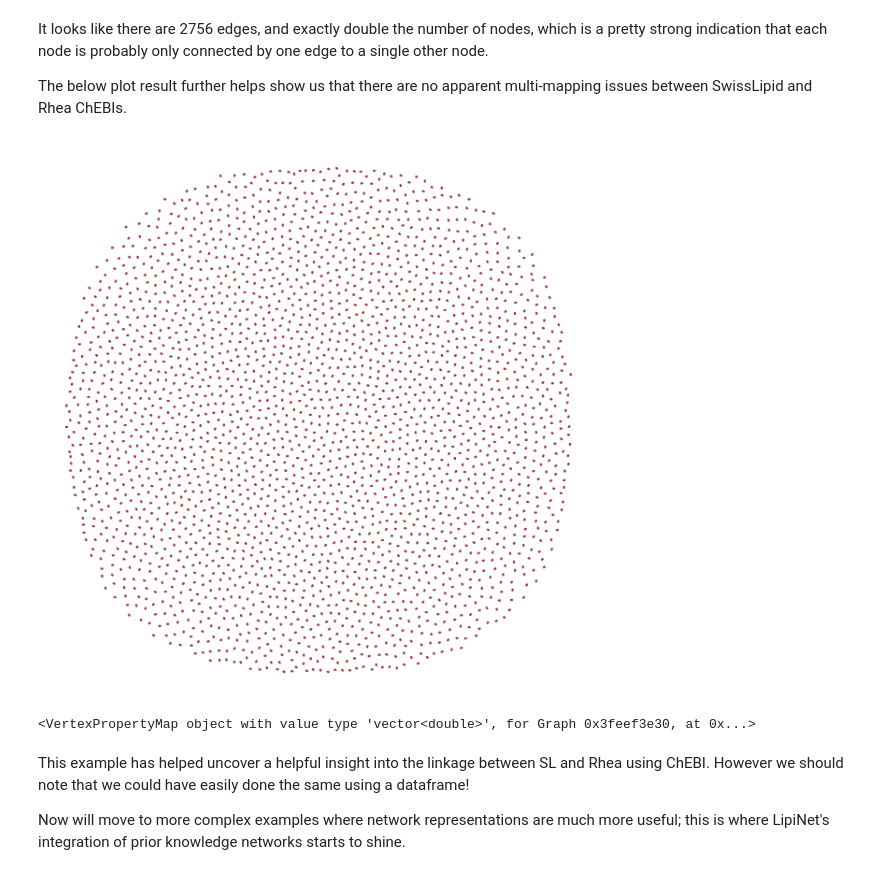
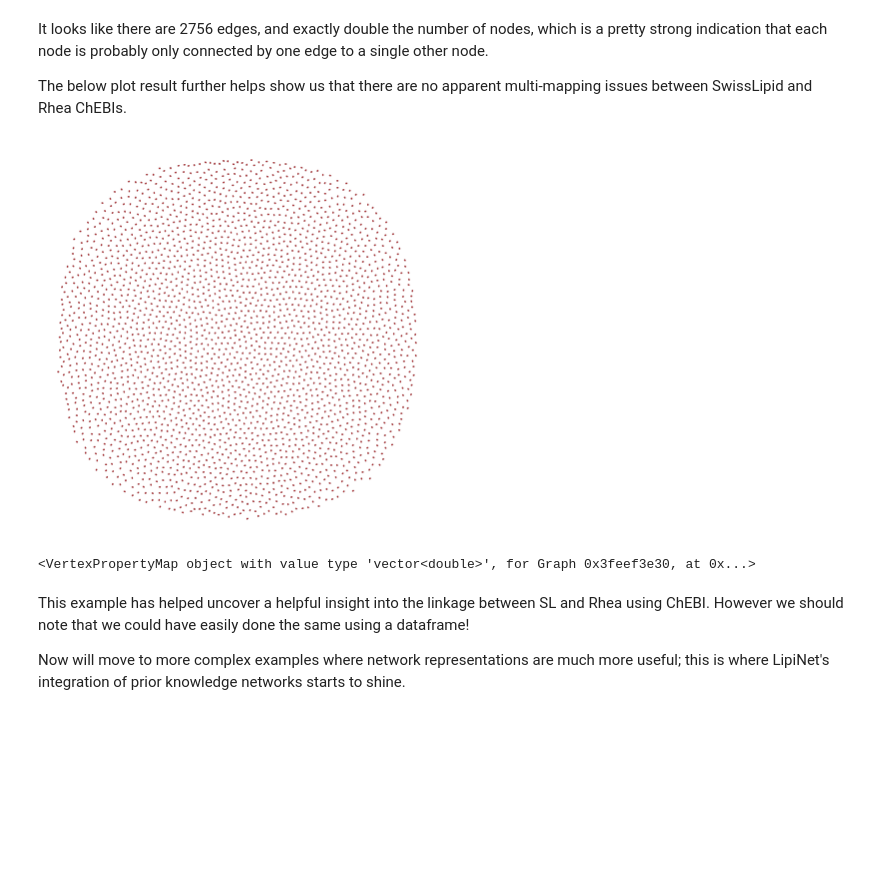
Before and after one commit to saezlab/lipinet, a Jupyter notebook: docs/source/notebooks/explore_lipinet.ipynb, the cells around one changed output. Saved outputs shown, nothing was run; the diff lists cells and outputs as text; code cells hidden in the pictures; blank space fills up the shorter version.

```diff
--- a/docs/source/notebooks/explore_lipinet.ipynb
+++ b/docs/source/notebooks/explore_lipinet.ipynb
@@ -240,9 +266,9 @@ It looks like there are 2756 edges, and exactly double the number of nodes, whic
 
 The below plot result further helps show us that there are no apparent multi-mapping issues between SwissLipid and Rhea ChEBIs.
 # %%
-graph_draw(onion.filter_edges_between_categories(source_label='sl_chebi', target_label='rhea_chebiid', mode='both'))
+graph_draw(onion.filter_edges_between_categories(source_label='sl_chebi', target_label='rhea_chebiid', mode='both'), output_size=(400,400),)
 # %% [output]
-[figure, old version]
+[figure, new version]
 <VertexPropertyMap object with value type 'vector<double>', for Graph 0x3feef3e30, at 0x...>
 # %% [markdown]
 This example has helped uncover a helpful insight into the linkage between SL and Rhea using ChEBI. However we should note that we could have easily done the same using a dataframe!
```
Also changed, not shown: parts of 6 cells of this notebook, 1 other file.
